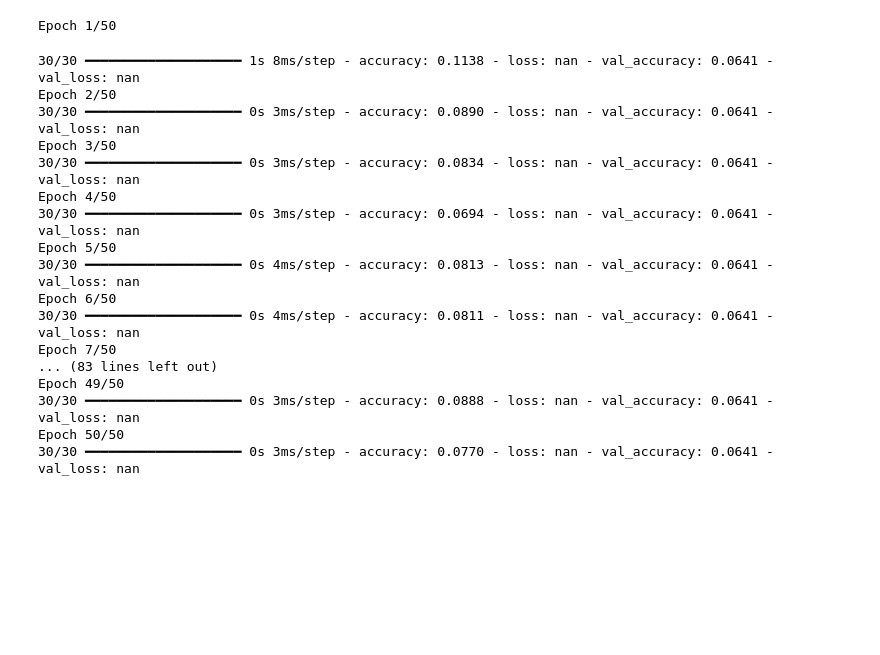
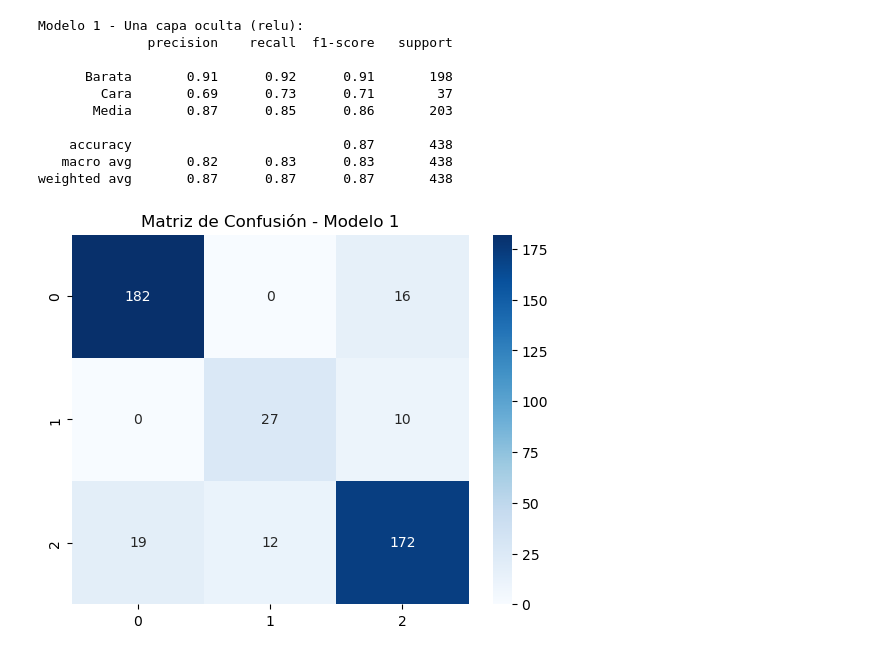
Before and after one commit to DANdelion-0908/Proyecto2-Entrega7-RNA, a Jupyter notebook: Dan.ipynb, the cells around one changed output. Saved outputs shown, nothing was run; the diff lists cells and outputs as text; code cells hidden in the pictures; blank space fills up the shorter version.

```diff
--- a/Dan.ipynb
+++ b/Dan.ipynb
@@ -57,9 +0,0 @@ df
-# %%
-
-
-le = LabelEncoder()
-y_train_encoded = le.fit_transform(y_train)
-y_test_encoded = le.transform(y_test)
-
-y_train_cat = to_categorical(y_train_encoded)
-y_test_cat = to_categorical(y_test_encoded)
@@ -102,36 +0,0 @@ Epoch 50/50
-# %%
-model_tanh = Sequential([
-    Dense(128, input_shape=(X_train.shape[1],), activation='tanh'),
-    Dropout(0.2),
-    Dense(64, activation='tanh'),
-    Dense(3, activation='softmax')
-])
-
-model_tanh.compile(optimizer='adam', loss='categorical_crossentropy', metrics=['accuracy'])
-
-history_tanh = model_tanh.fit(
-    X_train, y_train_cat,
-    epochs=50,
-    batch_size=32,
-    validation_split=0.2,
-    verbose=1
-)
-# %% [output]
-Epoch 1/50
-30/30 ━━━━━━━━━━━━━━━━━━━━ 1s 8ms/step - accuracy: 0.1138 - loss: nan - val_accuracy: 0.0641 - val_loss: nan
-Epoch 2/50
-30/30 ━━━━━━━━━━━━━━━━━━━━ 0s 3ms/step - accuracy: 0.0890 - loss: nan - val_accuracy: 0.0641 - val_loss: nan
-Epoch 3/50
-30/30 ━━━━━━━━━━━━━━━━━━━━ 0s 3ms/step - accuracy: 0.0834 - loss: nan - val_accuracy: 0.0641 - val_loss: nan
-Epoch 4/50
-30/30 ━━━━━━━━━━━━━━━━━━━━ 0s 3ms/step - accuracy: 0.0694 - loss: nan - val_accuracy: 0.0641 - val_loss: nan
-Epoch 5/50
-30/30 ━━━━━━━━━━━━━━━━━━━━ 0s 4ms/step - accuracy: 0.0813 - loss: nan - val_accuracy: 0.0641 - val_loss: nan
-Epoch 6/50
-30/30 ━━━━━━━━━━━━━━━━━━━━ 0s 4ms/step - accuracy: 0.0811 - loss: nan - val_accuracy: 0.0641 - val_loss: nan
-Epoch 7/50
-... (83 lines left out)
-Epoch 49/50
-30/30 ━━━━━━━━━━━━━━━━━━━━ 0s 3ms/step - accuracy: 0.0888 - loss: nan - val_accuracy: 0.0641 - val_loss: nan
-Epoch 50/50
-30/30 ━━━━━━━━━━━━━━━━━━━━ 0s 3ms/step - accuracy: 0.0770 - loss: nan - val_accuracy: 0.0641 - val_loss: nan
@@ -137,0 +50,28 @@ Epoch 50/50
+# %%
+# Modelo 1: Una capa oculta con función de activación relu
+model_clf1 = MLPClassifier(hidden_layer_sizes=(100,), activation='relu',
+                          solver='adam', max_iter=500, random_state=42)
+model_clf1.fit(X_train_scaled, y_train_class)
+
+# Predicciones
+y_pred_clf1 = model_clf1.predict(X_test_scaled)
+
+# Matriz de confusión
+print("Modelo 1 - Una capa oculta (relu):")
+print(classification_report(y_test_class, y_pred_clf1))
+cm1 = confusion_matrix(y_test_class, y_pred_clf1)
+sns.heatmap(cm1, annot=True, fmt='d', cmap='Blues')
+plt.title('Matriz de Confusión - Modelo 1')
+plt.show()
+# %% [output]
+Modelo 1 - Una capa oculta (relu):
+              precision    recall  f1-score   support
+
+      Barata       0.91      0.92      0.91       198
+        Cara       0.69      0.73      0.71        37
+       Media       0.87      0.85      0.86       203
+
+    accuracy                           0.87       438
+   macro avg       0.82      0.83      0.83       438
+weighted avg       0.87      0.87      0.87       438
+[figure, added]
```
Also changed, not shown: parts of 16 cells of this notebook.
